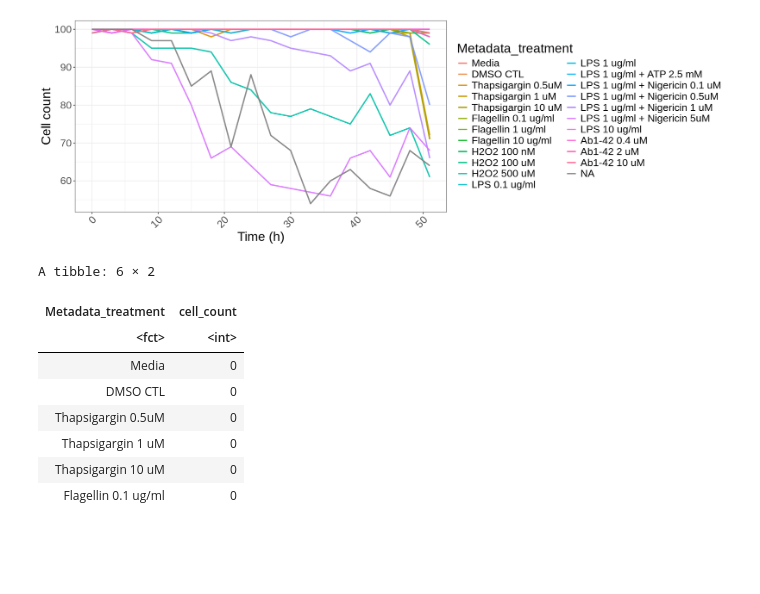
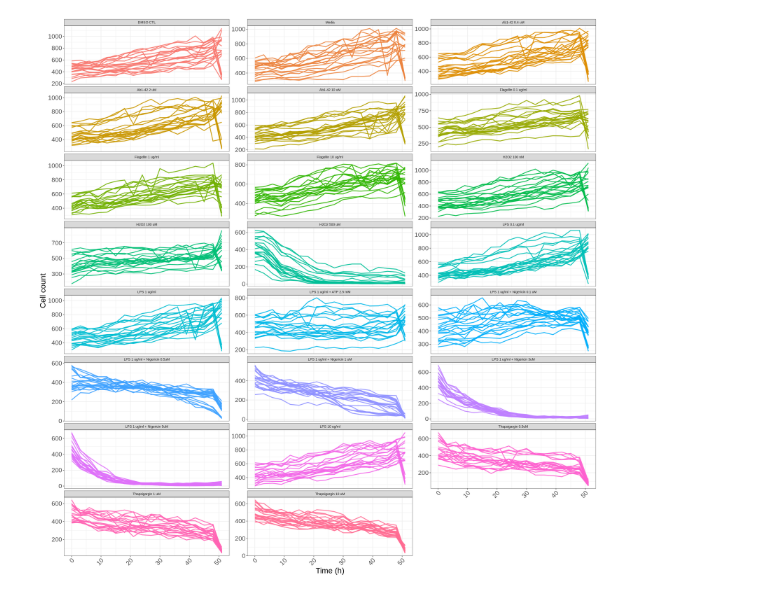
Before and after one commit to MikeLippincott/pyroptosis_live-cell_timelapse, a Jupyter notebook: Wave1_data/5.exploratory_data_analysis/notebooks/4.cell_count_analsis.ipynb, the cells around one changed output. Cells and saved outputs as stored; diff of their text form; code cells hidden in the pictures; blank space fills up the shorter version.

Commit message:
add plots

```diff
--- a/Wave1_data/5.exploratory_data_analysis/notebooks/4.cell_count_analsis.ipynb
+++ b/Wave1_data/5.exploratory_data_analysis/notebooks/4.cell_count_analsis.ipynb
@@ -25,12 +25,13 @@ columns <- c(
     "Metadata_Nuclei_Number_Object_Number"
 )
 # %%
-df <- file.path("../../4.processing_profiled_features/data/preprocessed_data/live_cell_pyroptosis_wave1_sc_first_time_norm_fs_subset.parquet")
+df <- file.path("../../4.processing_profiled_features/data/preprocessed_data/live_cell_pyroptosis_wave1_sc_first_time_norm_fs.parquet")
 
 df <- arrow::read_parquet(df,col_select = columns)
 df$well_fov <- paste0(df$Metadata_Well, "_", df$Metadata_FOV)
 df$Metadata_timpoint <- as.numeric(df$Metadata_Time) * 3 # 3 hours
 df$unique_cell <- paste0(df$Metadata_timpoint, "_", df$well_fov, "_", df$Metadata_ImageNumber, "_", df$Metadata_Nuclei_Number_Object_Number)
+df$unique_well <- paste0(df$well_fov, "_", df$Metadata_treatment)
 # show all columns in a jupyter notebooks
 print(dim(df))
 head(df)
@@ -48,7 +59,7 @@ A tibble: 6 × 23
 # %%
 # get the cell counts per well per time
 cell_counts <- df %>%
-  group_by(Metadata_treatment, Metadata_timpoint) %>%
+  group_by(unique_well,Metadata_treatment, Metadata_timpoint) %>%
   # get the unique cell count per well per time
     summarise(cell_count = n_distinct(unique_cell)) %>%
     ungroup()
@@ -69,12 +80,12 @@ A tibble: 6 × 3
 # %%
-
+unique(cell_counts$Metadata_treatment)
 
 cell_counts$Metadata_treatment <- factor(cell_counts$Metadata_treatment, levels=c(
+    'DMSO CTL',
     'Media',
-    'DMSO CTL',
-    'Thapsigargin 0.5uM',
-    'Thapsigargin 1 uM',
-    'Thapsigargin 10 uM',
+    'Ab1-42 0.4 uM',
+    'Ab1-42 2 uM',
+    'Ab1-42 10 uM',
     'Flagellin 0.1 ug/ml',
     'Flagellin 1 ug/ml',
     'Flagellin 10 ug/ml',
@@ -87,11 +98,12 @@ cell_counts$Metadata_treatment <- factor(cell_counts$Metadata_treatment, levels=
     'LPS 1 ug/ml + Nigericin 0.1 uM',
     'LPS 1 ug/ml + Nigericin 0.5uM',
     'LPS 1 ug/ml + Nigericin 1 uM',
+    'LPS 1 ug/ml + Nigericin 3uM',
     'LPS 1 ug/ml + Nigericin 5uM',
     'LPS 10 ug/ml',
-    'Ab1-42 0.4 uM',
-    'Ab1-42 2 uM',
-    'Ab1-42 10 uM'
+    'Thapsigargin 0.5uM',
+    'Thapsigargin 1 uM',
+    'Thapsigargin 10 uM'
 ))
 unique(cell_counts$Metadata_treatment)
 # %% [output]
@@ -111,52 +135,33 @@ unique(cell_counts$Metadata_treatment)
 # %%
-width <- 15
-height <- 5
+width <- 20
+height <- 20
 options(repr.plot.width=width, repr.plot.height=height)
 # plot the timelapse _profiles for a given feature
 timelapse_plot <- (
     # group the timepoints by the feature
     ggplot(cell_counts, aes(x=Metadata_timpoint, y=cell_count), fill=Metadata_treatment)
-    + geom_line(aes(group=Metadata_treatment, color=Metadata_treatment), alpha=0.9, linewidth=1)
+    + geom_line(aes(group=unique_well, color=Metadata_treatment), alpha=0.9, linewidth=1)
+    # add a sd ribbon to the plot
+
     + theme_bw()
 
     + theme(
         axis.text.x = element_text(angle = 45, hjust = 1, size = 16),
         axis.text.y = element_text(size = 16),
         axis.title = element_text(size = 20),
         legend.title = element_text(size = 20),
         legend.text = element_text(size = 16),
+        legend.position = "none"
     )
     + labs(
         x = "Time (h)",
         y = "Cell count"
     )
+    + facet_wrap(~Metadata_treatment, scales="free_y", ncol=3)
 )
 timelapse_plot
 
 # save the plot
 ggsave(file.path("../figures","cell_count_timelapse.png"), timelapse_plot, width=width, height=height, dpi=600)
 # %% [output]
-[figure, old version]
+[figure, new version]
-# %%
-min_time <- min(cell_counts$Metadata_timpoint)
-max_time <- max(cell_counts$Metadata_timpoint)
-
-# drop all other time points
-cell_counts <- cell_counts %>%
-  filter(Metadata_timpoint == min_time | Metadata_timpoint == max_time)
-
-# subtract the final time point from the initial time point cell count
-cell_counts <- cell_counts %>%
-  group_by(Metadata_treatment) %>%
-  summarise(cell_count = diff(cell_count))
-head(cell_counts)
-# %% [output]
-A tibble: 6 × 2
-| Metadata_treatment | cell_count |
-| <fct> | <int> |
-| Media | 0 |
-| DMSO CTL | 0 |
-| Thapsigargin 0.5uM | 0 |
-| Thapsigargin 1 uM | 0 |
-| Thapsigargin 10 uM | 0 |
-| Flagellin 0.1 ug/ml | 0 |
```
Also changed, not shown: parts of 6 cells of this notebook, 1 other file.
